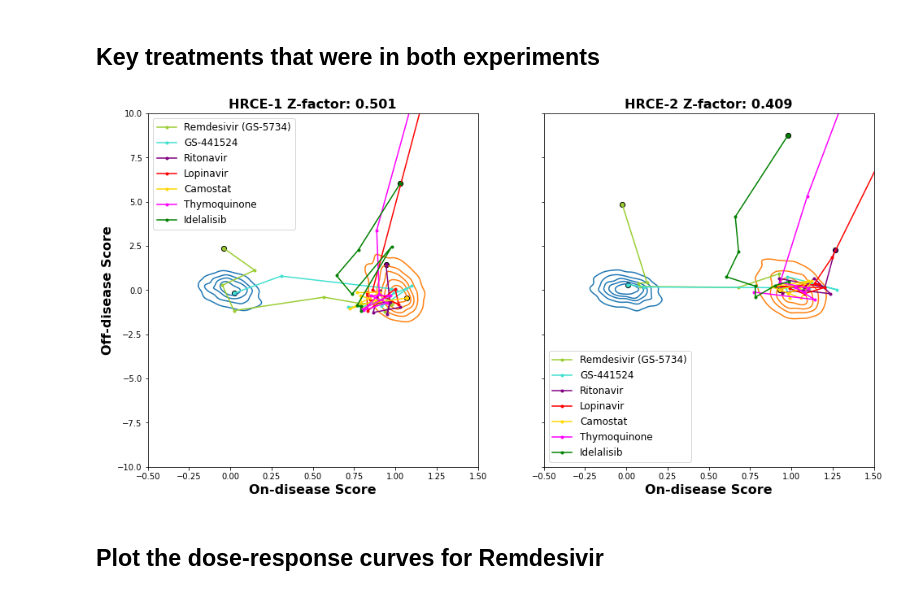
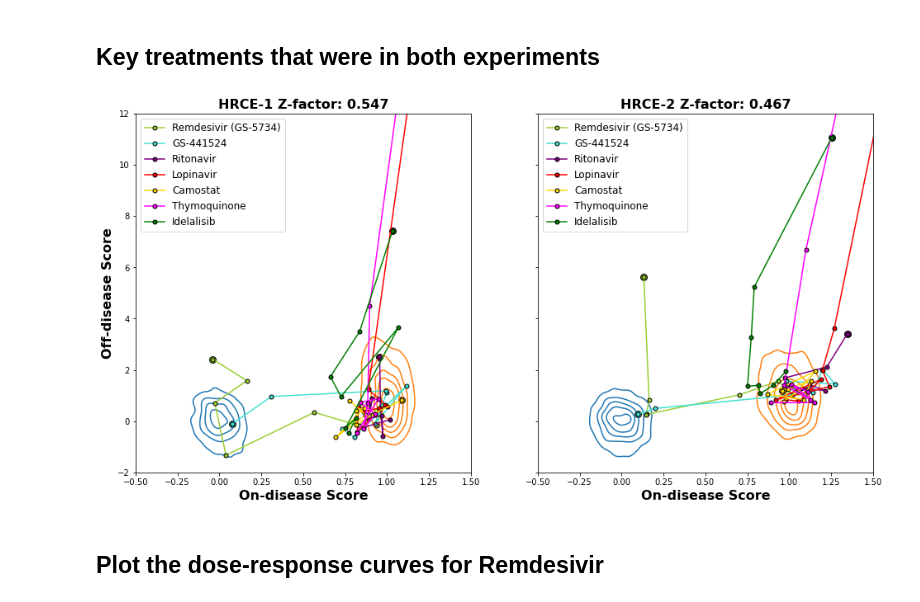
Before and after one commit to jainzana/shared_projects, a Jupyter notebook: _sources/Recursion_2019a_HRCE.ipynb, the cells around one changed output. Saved outputs shown, nothing was run; the diff lists cells and outputs as text; code cells hidden in the pictures.

Commit message:
Switched to multi-index and vectorized most loops

```diff
--- a/_sources/Recursion_2019a_HRCE.ipynb
+++ b/_sources/Recursion_2019a_HRCE.ipynb
@@ -328,3 +381,11 @@ for exp in metadata.experiment.unique(): # For each experiment
+# %%
+# Normalize each plate based on the negative control data
+
+med_neg = df.loc[neg_ctrl].groupby(level=['experiment', 'plate']).median()
+mad_neg = df.loc[neg_ctrl].groupby(level=['experiment', 'plate']).mad()
+df = (df - med_neg) / mad_neg
+
+df = df.reorder_levels(idx_order)
 # %% [markdown]
 ## Visualize the features on a plate format
 - The "All Active" (right) plot certainly looks like there are some edge effects at least
@@ -527,11 +606,11 @@ PCs kept: 119
 pca_final = pca_feats.copy()
 
 for exp in metadata.experiment.unique():
-  for ctrl in [neg_ctrl, pos_ctrl]:
+  exp_idx = idx[:,:,:,:, exp,:,:,:,:,:]
+  for ctrl in ['neg_ctrl', 'pos_ctrl']:
 
-    idx_mask = metadata[metadata.experiment==exp].index.intersection(ctrl)
-    curr = pca_final.loc[idx_mask] # current ctrl and experiment
-
+    # Current ctrl and experiment
+    curr = pca_final.loc[exp_idx,:].xs(ctrl, level='group', drop_level=False)
     # Calculate covariance matrices
     cov_mat = curr.cov()
     # Calculate inverse cov mat
@@ -568,6 +647,6 @@ for exp in metadata.experiment.unique():
 
     # Drop outliers
     outliers = outliers_cos.union(outliers_mahal)
-    print('Outliers dropped for {}, {}: {:.2}%'.format(exp, metadata.loc[idx_mask].disease_condition.unique()[0], len(outliers)/len(curr)*100))
+    print('Outliers dropped for {}, {}: {:.2}%'.format(exp, ctrl, len(outliers)/len(curr)*100))
     pca_final = pca_final.drop(outliers, axis=0)
 # %% [output]
@@ -860,32 +956,44 @@ sns.move_legend(fig, loc='upper left')
 # %%
 treatments = ['Remdesivir (GS-5734)', 'GS-441524', 'Ritonavir', 'Lopinavir', 'Camostat',  'Thymoquinone', 'Idelalisib']
 colors = ['yellowgreen', 'turquoise', 'purple', 'red', 'gold', 'magenta', 'green']
 
 _, ax = plt.subplots(1,2, figsize=(16,8), sharey=True);
 
-for ii, exp in enumerate(['HRCE-1', 'HRCE-2']):
-
-  plt.sca(ax[ii])
-  ctrl_mask = main_ctrls.intersection(disease_scores.index)
-  exp1_ctrl = disease_scores[disease_scores.experiment == exp].index.intersection(ctrl_mask)
-  fig = sns.kdeplot(x='on_disease_score', y='off_disease_score', data=disease_scores.loc[exp1_ctrl], hue='disease_condition', levels=[0.1, 0.3, 0.5, 0.7, 0.9], hue_order=['Inactive', 'Active']);
-  plt.xlabel('On-disease Score', fontdict={'weight': 'bold', 'size': 16});
+for (curr_ax, exp) in zip(ax, metadata.experiment.unique()):
+  exp_idx = idx[:,:,:,:, exp]
+  plt.sca(curr_ax)
+  data = disease_scores.loc[exp_idx].loc[main_ctrls]
+  fig = sns.kdeplot(x='on_disease_score',
+                    y='off_disease_score',
+                    data=data.reset_index(),
+                    hue='disease_condition',
+                    levels=[0.1, 0.3, 0.5, 0.7, 0.9],
+                    hue_order=['Inactive', 'Active']);
+  plt.xlabel('On-disease Score',
+             fontdict={'weight': 'bold', 'size': 16});
   plt.xticks(np.arange(-0.5, 1.75, 0.25));
-  plt.ylabel('Off-disease Score', fontdict={'weight': 'bold', 'size': 16});
-  plt.title('{} Z-factor: {:.3f}'.format(exp, Zfactor.loc[exp]), fontdict={'weight': 'bold', 'size': 16});
+  plt.ylabel('Off-disease Score',
+             fontdict={'weight': 'bold', 'size': 16});
+  plt.title('{} Z-factor: {:.3f}'.format(exp, Zfactor.loc[exp]),
+            fontdict={'weight': 'bold', 'size': 16});
   plt.xlim(-0.5, 1.5);
-  plt.ylim(-10, 10);
+  plt.ylim(-2, 12);
 
   # Plot each of the treatments and associated colors listed above
   for c, tx in zip(colors, treatments):
 
-    data = summary.loc[(exp, tx)]
-    plt.plot(data.on_disease_score, data.off_disease_score, '.-', c=c, label=tx)
-    plt.scatter(data.on_disease_score.iloc[-1], data.off_disease_score.iloc[-1], c=c, marker='.', s=150, edgecolor='black', linewidth=1)
+    data = my_summary.loc[(exp, tx)]
+    plt.plot(data.on_disease_score,
+             data.off_disease_score,
+             '.-', c=c, ms=10, mec='k',
+             label=tx)
+    plt.scatter(data.on_disease_score.iloc[-1],
+                data.off_disease_score.iloc[-1],
+                c=c, marker='.', s=250, ec='k', lw=1)
 
   plt.legend(prop={'size':12});
 # %% [output]
-[figure, old version]
+[figure, new version]
 # %% [markdown]
 ## Plot the dose-response curves for Remdesivir
 # %%
```
Also changed, not shown: parts of 39 cells of this notebook, 22 other files.
